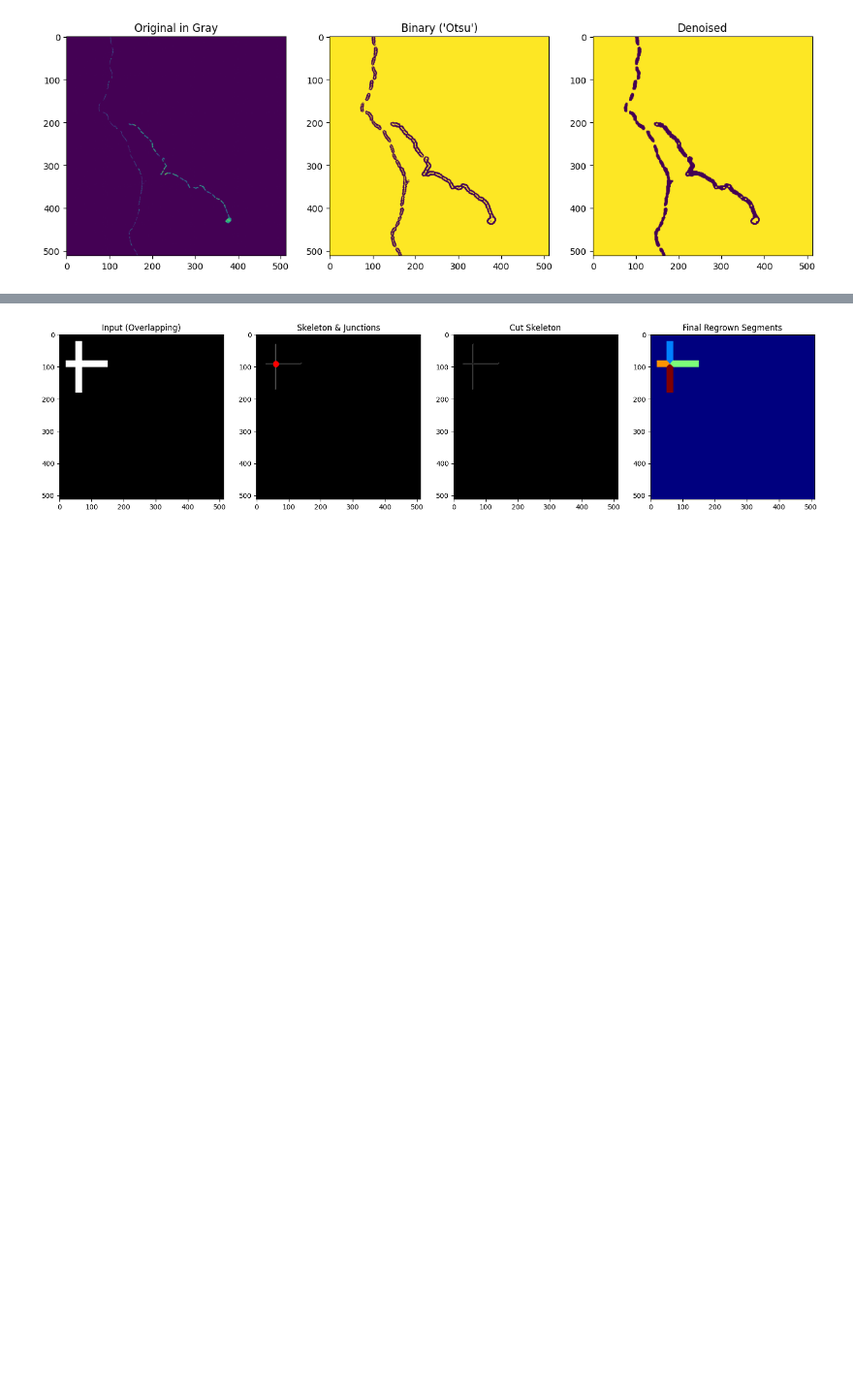
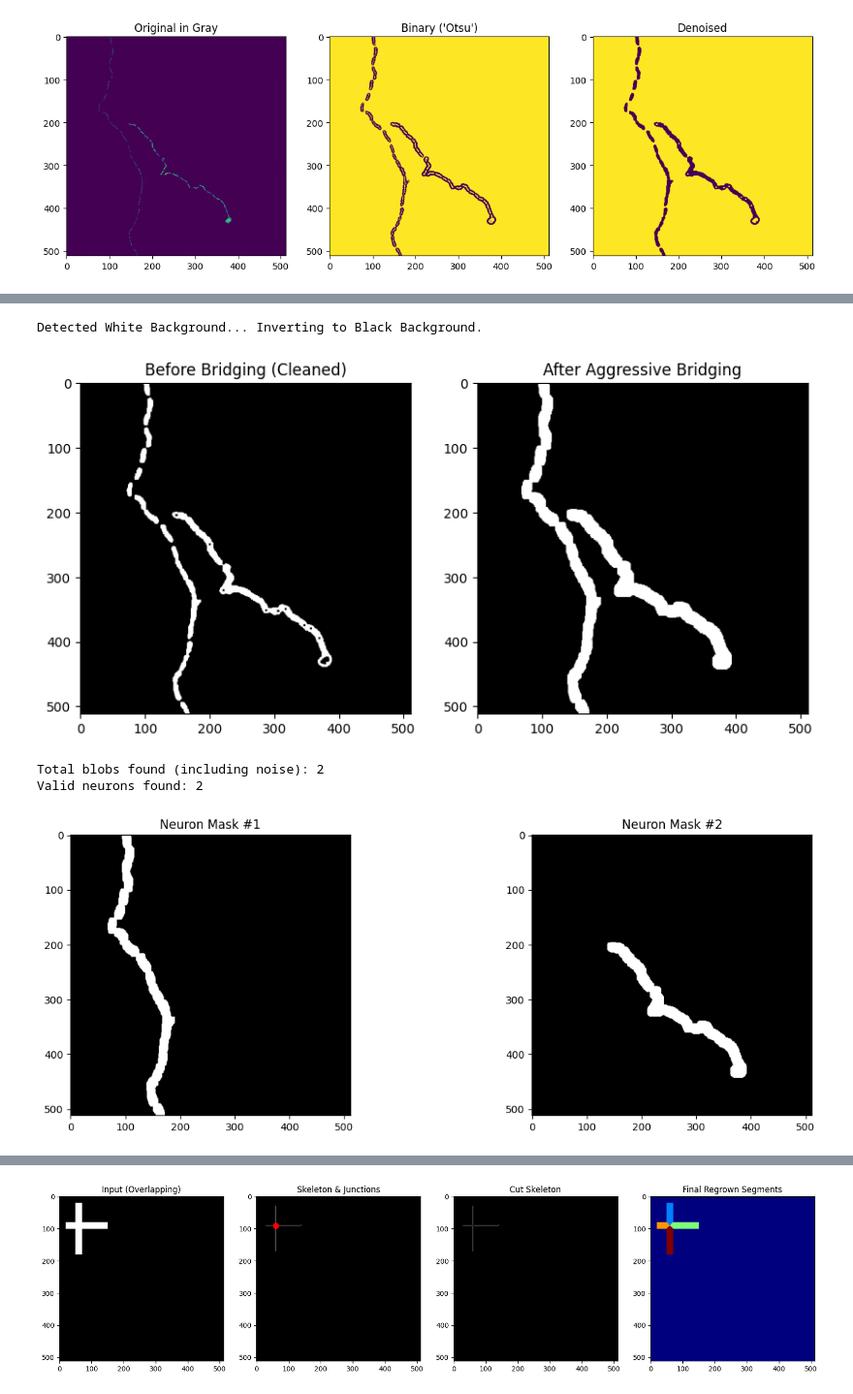
Before and after one commit to risanawa/CSE5504_project, a Jupyter notebook: notebooks/dev_playground.ipynb, the cells around one changed output, grey strips where cells are left out. Shown at 97% size. Saved outputs shown, nothing was run; the diff lists cells and outputs as text; code cells hidden in the pictures; blank space fills up the shorter version.

```diff
--- a/notebooks/dev_playground.ipynb
+++ b/notebooks/dev_playground.ipynb
@@ -97,0 +57,73 @@ Valid neurons found: 1
+# %%
+import matplotlib.pyplot as plt
+import preprocessing
+import segmentation # Import our new module
+import cv2
+
+# 1. Load and Preprocess (Reuse previous steps)
+img_path = "/Users/risanawa/Downloads/CSE5504_project-1/data/easy/000037.tif"
+original = preprocessing.load_image(img_path)
+gray = preprocessing.convert_to_gray(original)
+binary = preprocessing.binarize_image(gray, method="adaptive")
+cleaned = preprocessing.denoise(binary)
+
+# --- STEP 1: FORCE STANDARD COLORS (Black Background, White Neuron) ---
+# Calculate the average color. If it's high (>127), the background is white.
+if np.mean(cleaned) > 127:
+    print("Detected White Background... Inverting to Black Background.")
+    cleaned = cv2.bitwise_not(cleaned)
+
+# --- STEP 2: AGGRESSIVE BRIDGING ---
+# We use a larger kernel and pure Dilation to force the dots to touch.
+# Don't worry if the neuron looks "fat" here. We want it connected.
+# The Skeletonization step later will make it thin again.
+kernel_size = 5
+kernel = np.ones((kernel_size, kernel_size), np.uint8)
+
+# Dilate 3 times. This expands the white neuron by ~15 pixels total.
+bridged_image = cv2.dilate(cleaned, kernel, iterations=2)
+
+# --- STEP 3: VISUALIZE ---
+plt.figure(figsize=(10, 5))
+plt.subplot(1, 2, 1)
+plt.title("Before Bridging (Cleaned)")
+plt.imshow(cleaned, cmap='gray')
+
+plt.subplot(1, 2, 2)
+plt.title("After Aggressive Bridging")
+plt.imshow(bridged_image, cmap='gray')
+plt.show()
+
+# Now use THIS image for segmentation instead of 'cleaned'
+num_labels, labels, stats, centroids = segmentation.cca(bridged_image)
+
+# 2. Run Segmentation
+print(f"Total blobs found (including noise): {num_labels - 1}")
+
+# 3. Get Individual Masks
+neuron_masks = segmentation.get_valid_obj(num_labels, labels, stats, min_area=500)
+print(f"Valid neurons found: {len(neuron_masks)}")
+
+# 4. Visualize
+# We will display the first 3 valid masks found
+fig, ax = plt.subplots(1, max(len(neuron_masks), 1), figsize=(15, 5))
+
+if len(neuron_masks) == 0:
+    print("No neurons found!")
+else:
+    for i, mask in enumerate(neuron_masks):
+        # Handle cases with 1 or multiple subplots
+        if len(neuron_masks) > 1:
+            ax[i].imshow(mask, cmap="gray")
+            ax[i].set_title(f"Neuron Mask #{i+1}")
+        else:
+            ax.imshow(mask, cmap="gray")
+            ax.set_title(f"Neuron Mask #{i+1}")
+
+plt.show()
+# %% [output]
+Detected White Background... Inverting to Black Background.
+[figure, added]
+Total blobs found (including noise): 2
+Valid neurons found: 2
+[figure, added]
```
Also changed, not shown: parts of 5 cells of this notebook, 2 other files.
